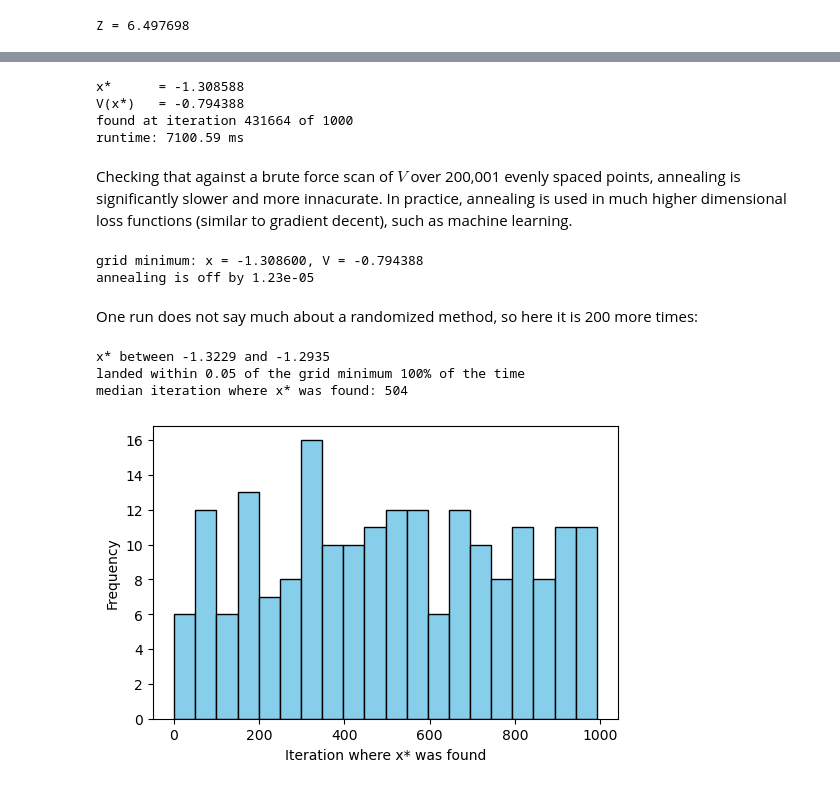
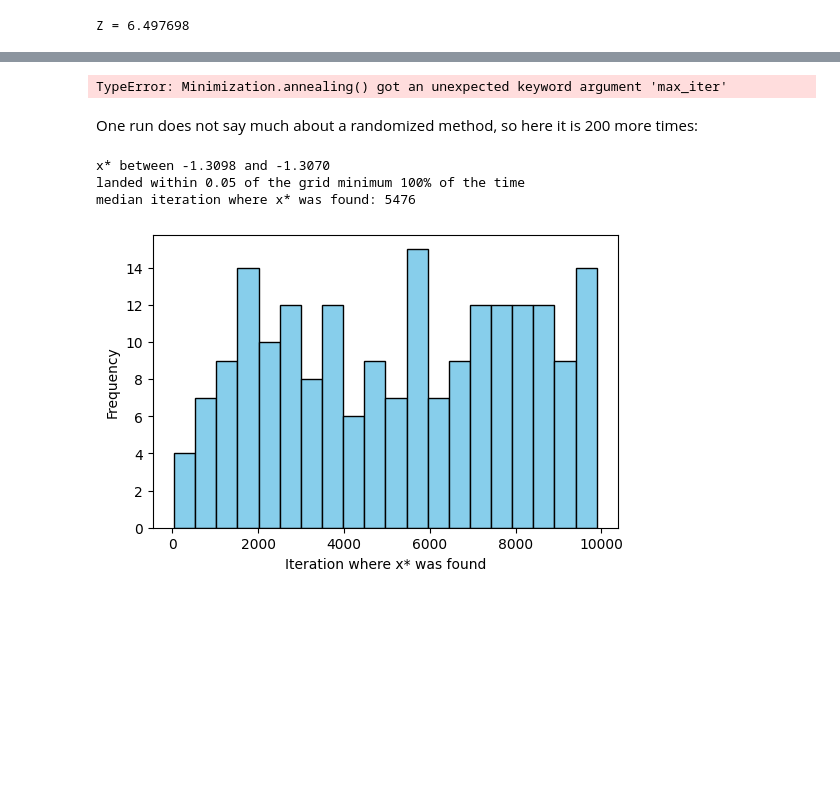
Before and after one commit to Niccolo-Bal/numerical-methods, a Jupyter notebook: methods/minimization.ipynb, the cells around one changed output, grey strips where cells are left out. Drawn from its saved outputs; the diff is of its cells as text; code cells hidden in the pictures; blank space fills up the shorter version.

```diff
--- a/methods/minimization.ipynb
+++ b/methods/minimization.ipynb
@@ -5,7 +5,11 @@ import time, sys, os
 
 sys.path.append(os.path.abspath("./src"))
 
-from sampling import samp
+# from minimization import mini
+import minimization
+
+mini = minimization.mini
+
 from integrals_roots import integrals
 
 plt.rcParams['figure.figsize'] = [6.0, 3.8]
@@ -81,49 +143,34 @@ def annealing(v, iterations):
 # %%
 start = time.perf_counter_ns()
 
-x_star, v_star, found_at = samp.annealing(v, iterations = 10**3)
+x_star, v_star, found_at = mini.annealing(v, max_iter = 5*10**4, alpha = 0.02)
 
 annealing_time = (time.perf_counter_ns() - start) * 1e-6
 
 print(f"x*      = {x_star:.6f}")
 print(f"V(x*)   = {v_star:.6f}")
-print(f"found at iteration {found_at} of 1000")
+print(f"found at iteration {found_at} of 50,000")
 print(f"runtime: {annealing_time:.2f} ms")
 # %% [output]
-x*      = -1.308588
-V(x*)   = -0.794388
-found at iteration 431664 of 1000
-runtime: 7100.59 ms
+TypeError: Minimization.annealing() got an unexpected keyword argument 'max_iter'
-# %% [markdown]
-Checking that against a brute force scan of $V$ over 200,001 evenly spaced points, annealing is significantly slower and more innacurate. In practice, annealing is used in much higher dimensional loss functions (similar to gradient decent), such as machine learning.
-# %%
-grid = np.linspace(-10, 10, 200_001)
-grid_v = v(grid)
-grid_min = grid[grid_v.argmin()]
-
-print(f"grid minimum: x = {grid_min:.6f}, V = {grid_v.min():.6f}")
-print(f"annealing is off by {abs(x_star - grid_min):.2e}")
-# %% [output]
-grid minimum: x = -1.308600, V = -0.794388
-annealing is off by 1.23e-05
 # %% [markdown]
 One run does not say much about a randomized method, so here it is 200 more times:
 # %%
-restarts = [samp.annealing(v, iterations = 10**3) for _ in range(200)]
+restarts = [mini.annealing(v, iterations = 10**4) for _ in range(200)]
 
 best = np.array([run[0] for run in restarts])
 iteration = np.array([run[2] for run in restarts])
 
 print(f"x* between {best.min():.4f} and {best.max():.4f}")
 print(f"landed within 0.05 of the grid minimum {100 * np.mean(np.abs(best - grid_min) < 0.05):.0f}% of the time")
 print(f"median iteration where x* was found: {int(np.median(iteration))}")
 
 plt.hist(iteration, bins = 20, color = "skyblue", edgecolor = "black")
 plt.xlabel("Iteration where x* was found")
 plt.ylabel("Frequency")
 plt.show()
 # %% [output]
-x* between -1.3229 and -1.2935
+x* between -1.3098 and -1.3070
 landed within 0.05 of the grid minimum 100% of the time
-median iteration where x* was found: 504
+median iteration where x* was found: 5476
-[figure, old version]
+[figure, new version]
```
Also changed, not shown: parts of 9 cells of this notebook, 3 other files.
